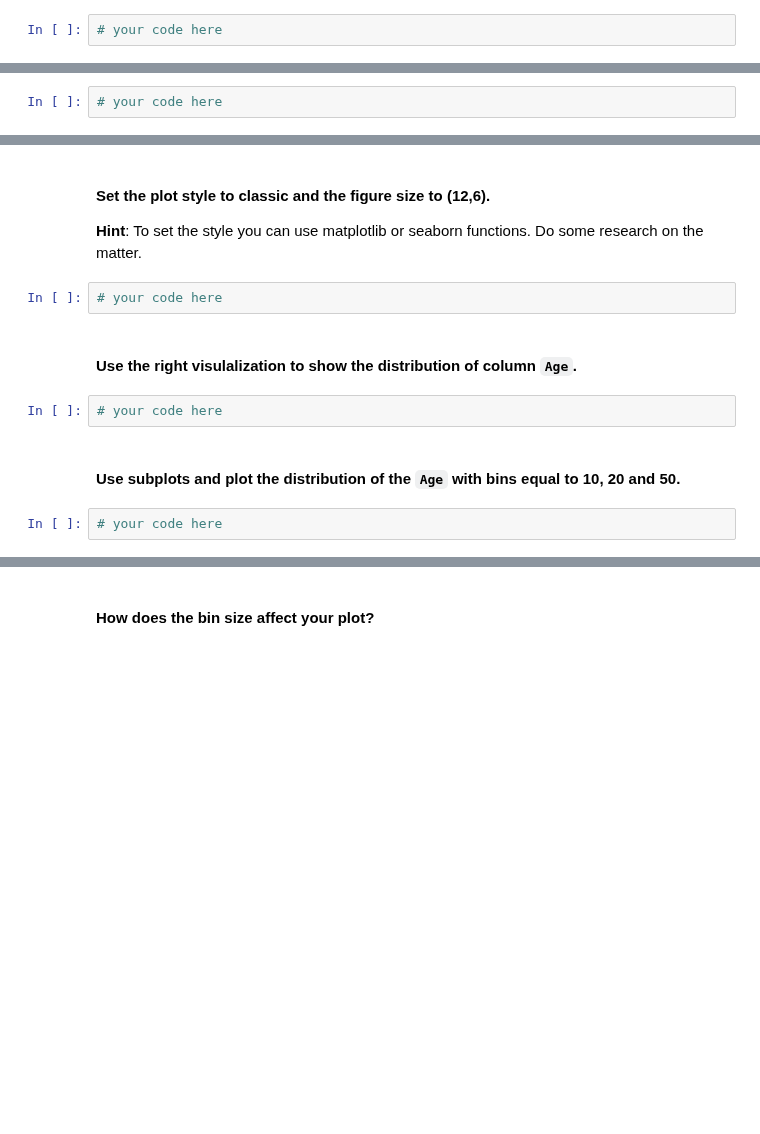
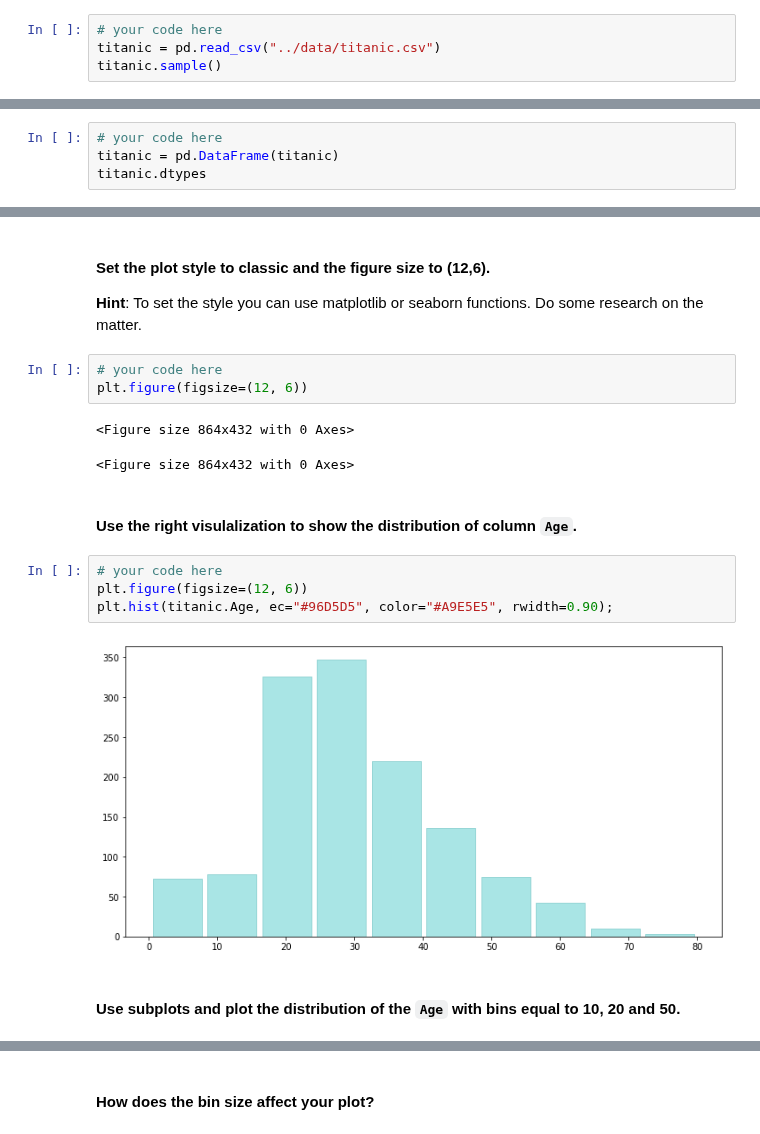
Before and after one commit to Ironhack-Data-Madrid-Enero-2022/lab-matplotlib-seaborn, a Jupyter notebook: your-code/main.ipynb, the cells around one changed output, grey strips where cells are left out. Drawn from its saved outputs; the diff is of its cells as text; blank space fills up the shorter version.

```diff
--- a/your-code/main.ipynb
+++ b/your-code/main.ipynb
@@ -92,3 +92,5 @@ graphic2.figure.savefig("../figures/graphic2.jpg", dpi=1000)
 * table: `titanic`
 # %%
 # your code here
+titanic = pd.read_csv("../data/titanic.csv")
+titanic.sample()
@@ -96,3 +101,5 @@ graphic2.figure.savefig("../figures/graphic2.jpg", dpi=1000)
 #### Explore the titanic dataset using Pandas dtypes.
 # %%
 # your code here
+titanic = pd.DataFrame(titanic)
+titanic.dtypes
@@ -110,11 +139,17 @@ graphic2.figure.savefig("../figures/graphic2.jpg", dpi=1000)
 **Hint**: To set the style you can use matplotlib or seaborn functions. Do some research on the matter.
 # %%
 # your code here
+plt.figure(figsize=(12, 6))
+# %% [output]
+<Figure size 864x432 with 0 Axes>
+<Figure size 864x432 with 0 Axes>
 # %% [markdown]
 #### Use the right visulalization to show the distribution of column `Age`.
-# %%
-# your code here
+# %%
+# your code here
+plt.figure(figsize=(12, 6))
+plt.hist(titanic.Age, ec="#96D5D5", color="#A9E5E5", rwidth=0.90);
+# %% [output]
+[figure, added]
 # %% [markdown]
 #### Use subplots and plot the distribution of the `Age`  with bins equal to 10, 20 and 50.
-# %%
-# your code here
```
Also changed, not shown: parts of 38 cells of this notebook, 1 other file.
